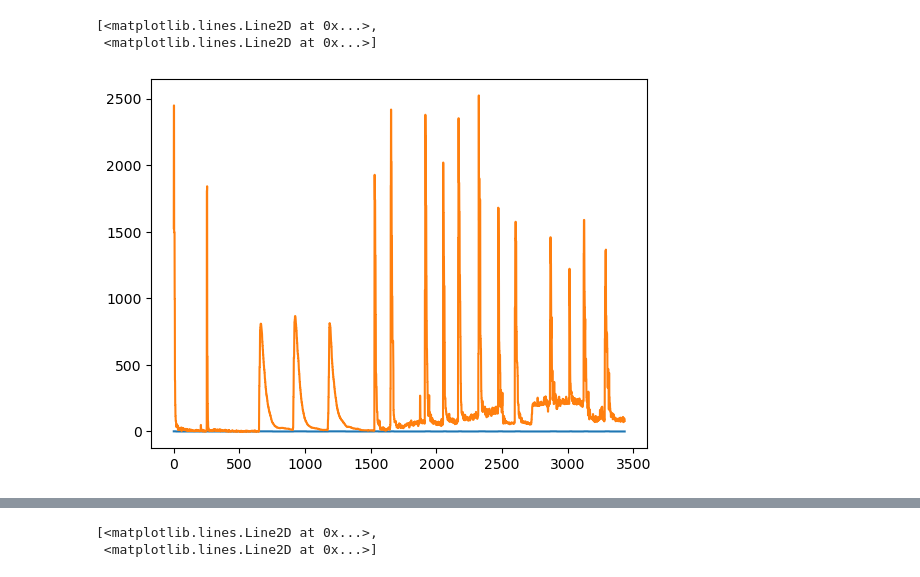
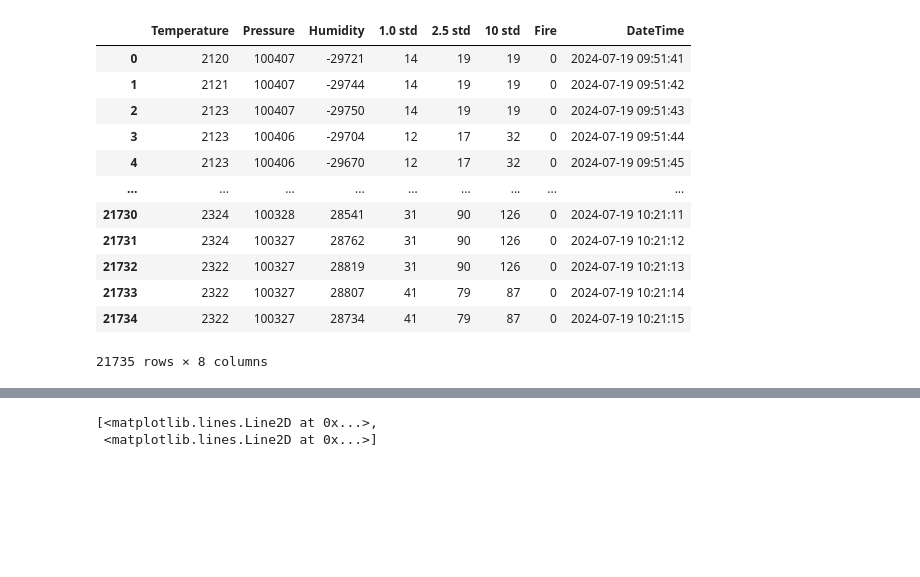
Before and after one commit to luciusgibbons/FIRE-Project, a Jupyter notebook: LSTM/Preprocessing.ipynb, the cells around one changed output, grey strips where cells are left out. Cells and saved outputs as stored; diff of their text form; code cells hidden in the pictures; blank space fills up the shorter version.

```diff
--- a/LSTM/Preprocessing.ipynb
+++ b/LSTM/Preprocessing.ipynb
@@ -70,17 +72,30 @@ a = gitinfo()
 csvs = a.csv_list
 txts = a.txt_list
 # %%
+
 df_list = [pd.read_csv('https://github.com/luciusgibbons/FIRE-Project/blob/main/LSTM/CSVs%20with%20indexes/'+csv+'?raw=true') for csv in csvs] #creates a list of dataframes from list of csvs
 new_df_list = [Standardize_Columns(i) for i in df_list] #creates a new list of dataframes, useful for preserving old data
 
 for i in range(len(new_df_list)): #go through each df by index and:
     Add_Fire_Column(new_df_list[i], txts[i]) #add fire column from associated txt file
+    Get_DateTime_Column(new_df_list[i], df_list[i]) #DateTime object column, pulls from df_list
     Purge_Init_Zeros(new_df_list[i]) #first couple of columns tend to have 0s where they shouldn't, purge them
     new_df_list[i].drop_duplicates(subset=new_df_list[i].columns[0:6],ignore_index=True, inplace=True) #drop duplicates
 
 df = pd.concat(new_df_list, ignore_index=True) #concatenate the list into a single dataframe for more processing
-plt.plot(df.index[:], df['Fire'], df['2.5 std'])
-# %% [output]
-[<matplotlib.lines.Line2D at 0x...>,
- <matplotlib.lines.Line2D at 0x...>]
-[figure, removed]
+# %%
+df
+# %% [output]
+|  | Temperature | Pressure | Humidity | 1.0 std | 2.5 std | 10 std | Fire | DateTime |
+| 0 | 2120 | 100407 | -29721 | 14 | 19 | 19 | 0 | 2024-07-19 09:51:41 |
+| 1 | 2121 | 100407 | -29744 | 14 | 19 | 19 | 0 | 2024-07-19 09:51:42 |
+| 2 | 2123 | 100407 | -29750 | 14 | 19 | 19 | 0 | 2024-07-19 09:51:43 |
+| 3 | 2123 | 100406 | -29704 | 12 | 17 | 32 | 0 | 2024-07-19 09:51:44 |
+| 4 | 2123 | 100406 | -29670 | 12 | 17 | 32 | 0 | 2024-07-19 09:51:45 |
+| ... | ... | ... | ... | ... | ... | ... | ... | ... |
+| 21730 | 2324 | 100328 | 28541 | 31 | 90 | 126 | 0 | 2024-07-19 10:21:11 |
+| 21731 | 2324 | 100327 | 28762 | 31 | 90 | 126 | 0 | 2024-07-19 10:21:12 |
+| 21732 | 2322 | 100327 | 28819 | 31 | 90 | 126 | 0 | 2024-07-19 10:21:13 |
+| 21733 | 2322 | 100327 | 28807 | 41 | 79 | 87 | 0 | 2024-07-19 10:21:14 |
+| 21734 | 2322 | 100327 | 28734 | 41 | 79 | 87 | 0 | 2024-07-19 10:21:15 |
+21735 rows × 8 columns
```
Also changed, not shown: parts of 4 cells of this notebook.
